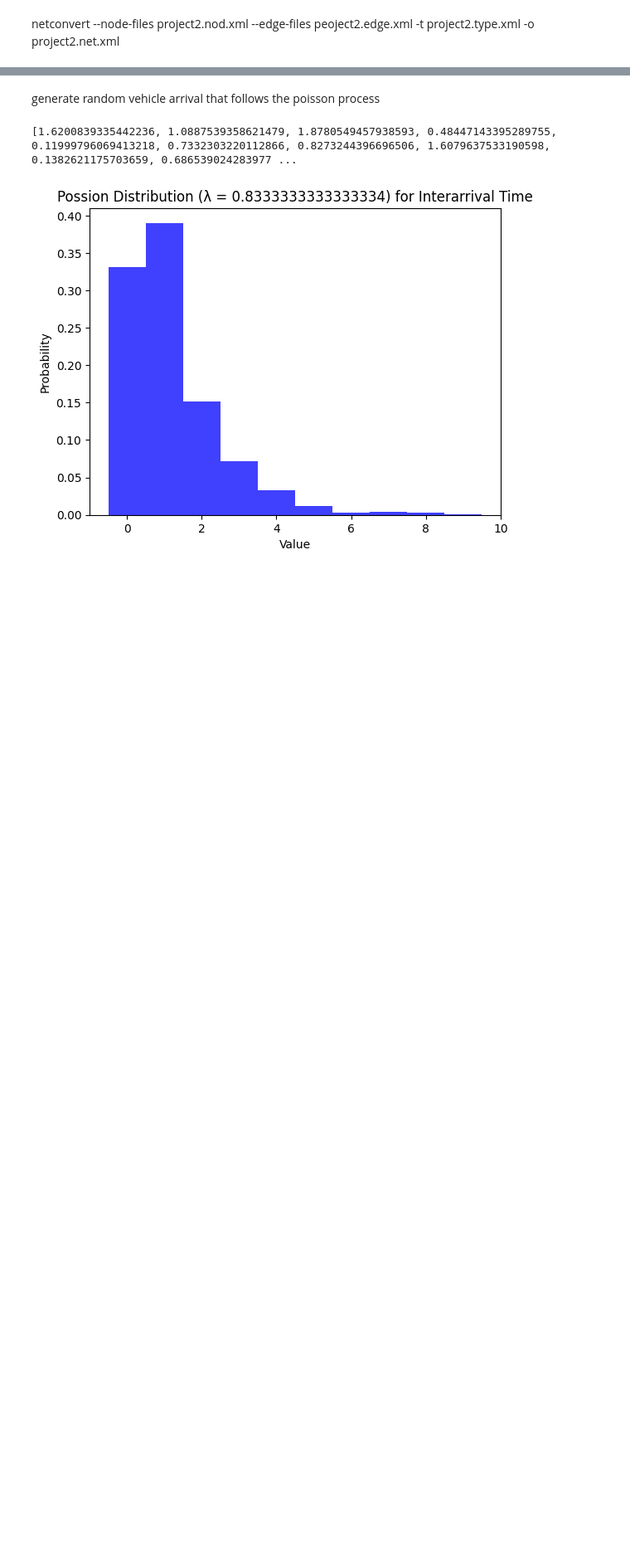
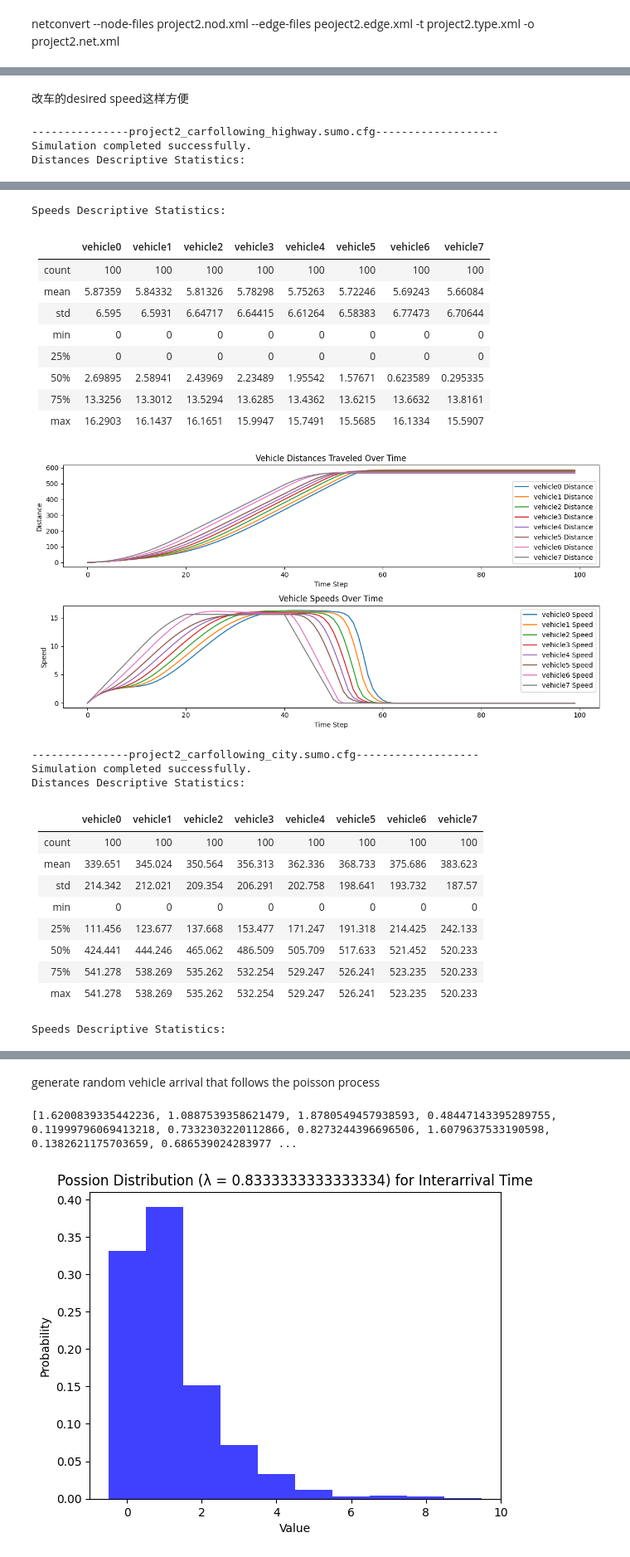
Before and after one commit to Ssactl/AH2174_HT23_Traffic-Simulation-Modelling-and-Applications, a Jupyter notebook: project2/2.2/AH2174_project2_2.2.ipynb, the cells around one changed output, grey strips where cells are left out. Shown at 83% size. Drawn from its saved outputs; the diff is of its cells as text; code cells hidden in the pictures; blank space fills up the shorter version.

Commit message:
project2 2.1

```diff
--- a/project2/2.2/AH2174_project2_2.2.ipynb
+++ b/project2/2.2/AH2174_project2_2.2.ipynb
@@ -9,0 +18,2 @@ import pandas as pd
+# %% [markdown]
+改车的desired speed这样方便
@@ -9,0 +127,10 @@ import pandas as pd
+# %%
+conf_file=['project2_carfollowing_highway.sumo.cfg','project2_carfollowing_city.sumo.cfg']
+for f in conf_file:
+    print(f'---------------{f}-------------------')
+    sumo_cmd=["sumo-gui", "-c", f]
+    simulate_scenario(sumo_cmd)
+# %% [output]
+---------------project2_carfollowing_highway.sumo.cfg-------------------
+Simulation completed successfully.
+Distances Descriptive Statistics:
@@ -9,0 +147,26 @@ import pandas as pd
+Speeds Descriptive Statistics:
+|       |   vehicle0 |   vehicle1 |   vehicle2 |   vehicle3 |   vehicle4 |   vehicle5 |   vehicle6 |   vehicle7 |
+|:------|-----------:|-----------:|-----------:|-----------:|-----------:|-----------:|-----------:|-----------:|
+| count |  100       |  100       |  100       |  100       |  100       |  100       | 100        | 100        |
+| mean  |    5.87359 |    5.84332 |    5.81326 |    5.78298 |    5.75263 |    5.72246 |   5.69243  |   5.66084  |
+| std   |    6.595   |    6.5931  |    6.64717 |    6.64415 |    6.61264 |    6.58383 |   6.77473  |   6.70644  |
+| min   |    0       |    0       |    0       |    0       |    0       |    0       |   0        |   0        |
+| 25%   |    0       |    0       |    0       |    0       |    0       |    0       |   0        |   0        |
+| 50%   |    2.69895 |    2.58941 |    2.43969 |    2.23489 |    1.95542 |    1.57671 |   0.623589 |   0.295335 |
+| 75%   |   13.3256  |   13.3012  |   13.5294  |   13.6285  |   13.4362  |   13.6215  |  13.6632   |  13.8161   |
+| max   |   16.2903  |   16.1437  |   16.1651  |   15.9947  |   15.7491  |   15.5685  |  16.1334   |  15.5907   |
+[figure, added]
+---------------project2_carfollowing_city.sumo.cfg-------------------
+Simulation completed successfully.
+Distances Descriptive Statistics:
+|       |   vehicle0 |   vehicle1 |   vehicle2 |   vehicle3 |   vehicle4 |   vehicle5 |   vehicle6 |   vehicle7 |
+|:------|-----------:|-----------:|-----------:|-----------:|-----------:|-----------:|-----------:|-----------:|
+| count |    100     |    100     |    100     |    100     |    100     |    100     |    100     |    100     |
+| mean  |    339.651 |    345.024 |    350.564 |    356.313 |    362.336 |    368.733 |    375.686 |    383.623 |
+| std   |    214.342 |    212.021 |    209.354 |    206.291 |    202.758 |    198.641 |    193.732 |    187.57  |
+| min   |      0     |      0     |      0     |      0     |      0     |      0     |      0     |      0     |
+| 25%   |    111.456 |    123.677 |    137.668 |    153.477 |    171.247 |    191.318 |    214.425 |    242.133 |
+| 50%   |    424.441 |    444.246 |    465.062 |    486.509 |    505.709 |    517.633 |    521.452 |    520.233 |
+| 75%   |    541.278 |    538.269 |    535.262 |    532.254 |    529.247 |    526.241 |    523.235 |    520.233 |
+| max   |    541.278 |    538.269 |    535.262 |    532.254 |    529.247 |    526.241 |    523.235 |    520.233 |
+Speeds Descriptive Statistics:
```
Also changed, not shown: parts of 23 cells of this notebook, 10 other files.
